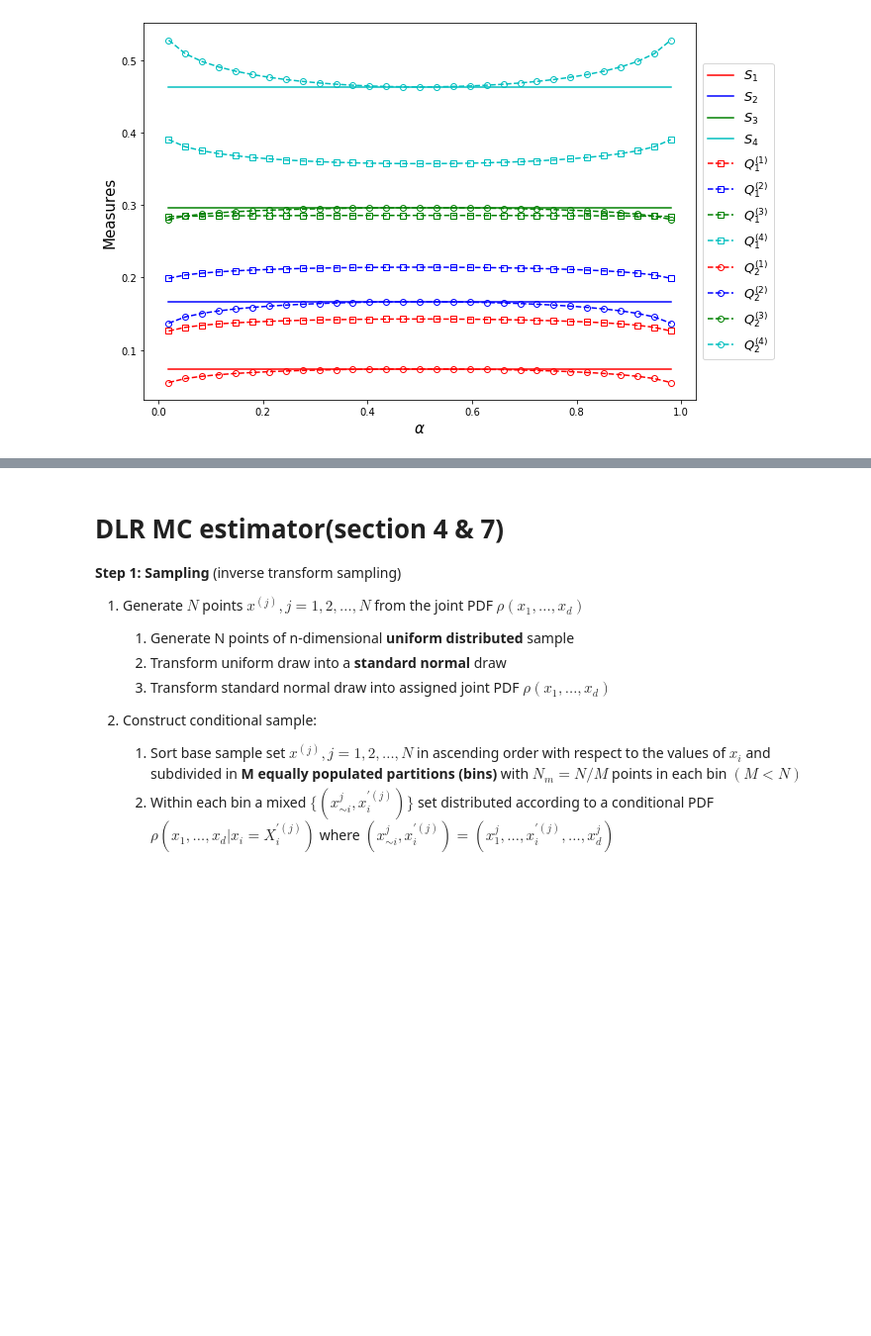
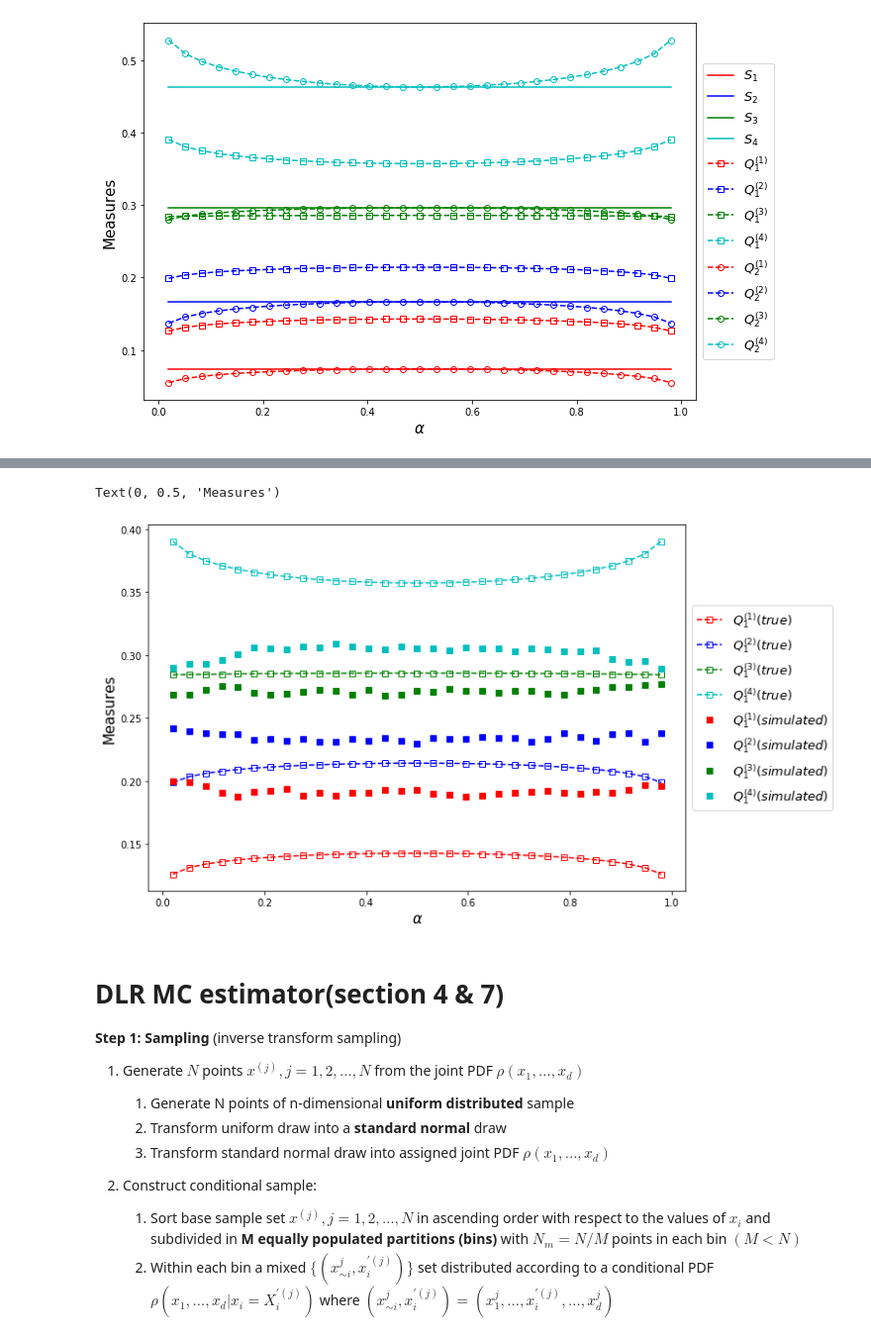
Before and after one commit to Yuleii/quantile-sensitivity-measures, a Jupyter notebook: quantile_based_global_sensitivity_measures.ipynb, the cells around one changed output, grey strips where cells are left out. Shown at 99% size. Cells and saved outputs as stored; diff of their text form; code cells hidden in the pictures; blank space fills up the shorter version.

```diff
--- a/quantile_based_global_sensitivity_measures.ipynb
+++ b/quantile_based_global_sensitivity_measures.ipynb
@@ -212,3 +362,22 @@ Text(0, 0.5, 'Measures')
+# %%
+plt.figure(figsize=(10,7))
+
+plt.plot(alp, Q_1[:, 0], 'rs--',label=r'$Q_1^{(1)}(true)$', markerfacecolor='none')
+plt.plot(alp, Q_1[:, 1], 'bs--',label=r'$Q_1^{(2)}(true)$', markerfacecolor='none')
+plt.plot(alp, Q_1[:, 2], 'gs--',label=r'$Q_1^{(3)}(true)$', markerfacecolor='none')
+plt.plot(alp, Q_1[:, 3], 'cs--',label=r'$Q_1^{(4)}(true)$', markerfacecolor='none')
+
+plt.plot(alp, nomalized_q1_alp[0], 'rs', label=r'$Q_1^{(1)}(simulated)$')
+plt.plot(alp, nomalized_q1_alp[1], 'bs', label=r'$Q_1^{(2)}(simulated)$')
+plt.plot(alp, nomalized_q1_alp[2], 'gs', label=r'$Q_1^{(3)}(simulated)$')
+plt.plot(alp, nomalized_q1_alp[3], 'cs', label=r'$Q_1^{(4)}(simulated)$')
+
+plt.legend(loc='center left', bbox_to_anchor=(1, 0.5), fontsize=13)
+plt.xlabel(r"$\alpha$", fontsize=15)
+plt.ylabel("Measures", fontsize=15)
+# %% [output]
+Text(0, 0.5, 'Measures')
+[figure, added]
 # %% [markdown]
 # DLR MC estimator(section 4 & 7)
 
```
Also changed, not shown: parts of 26 cells of this notebook.
